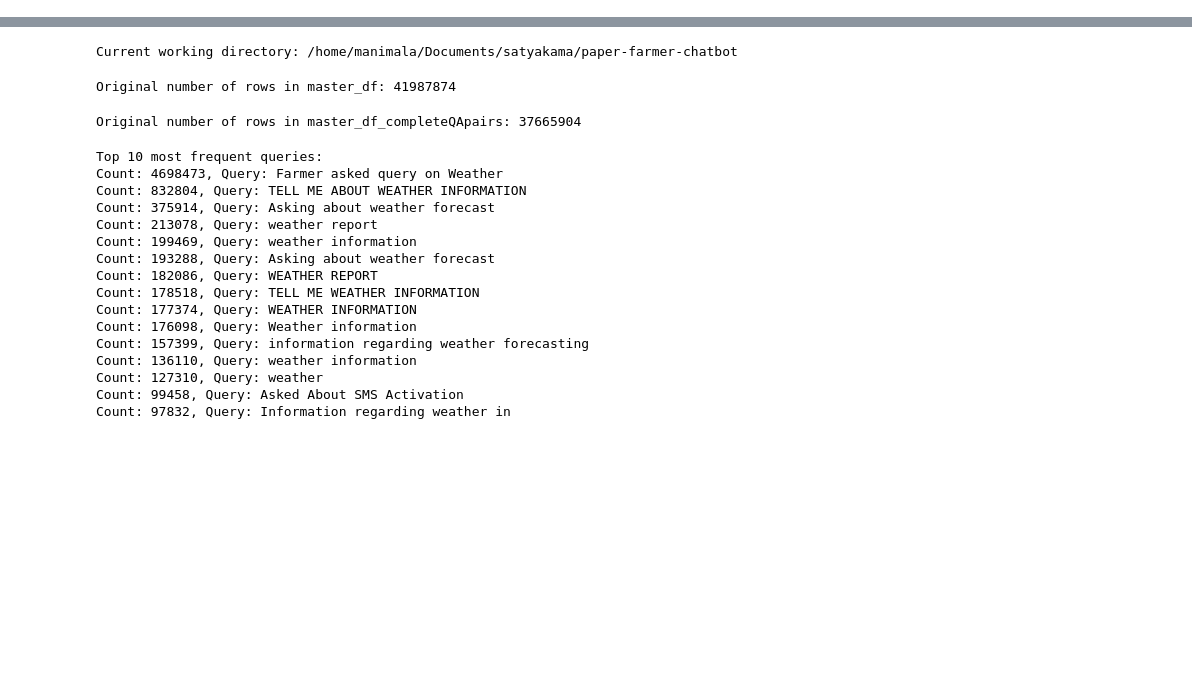
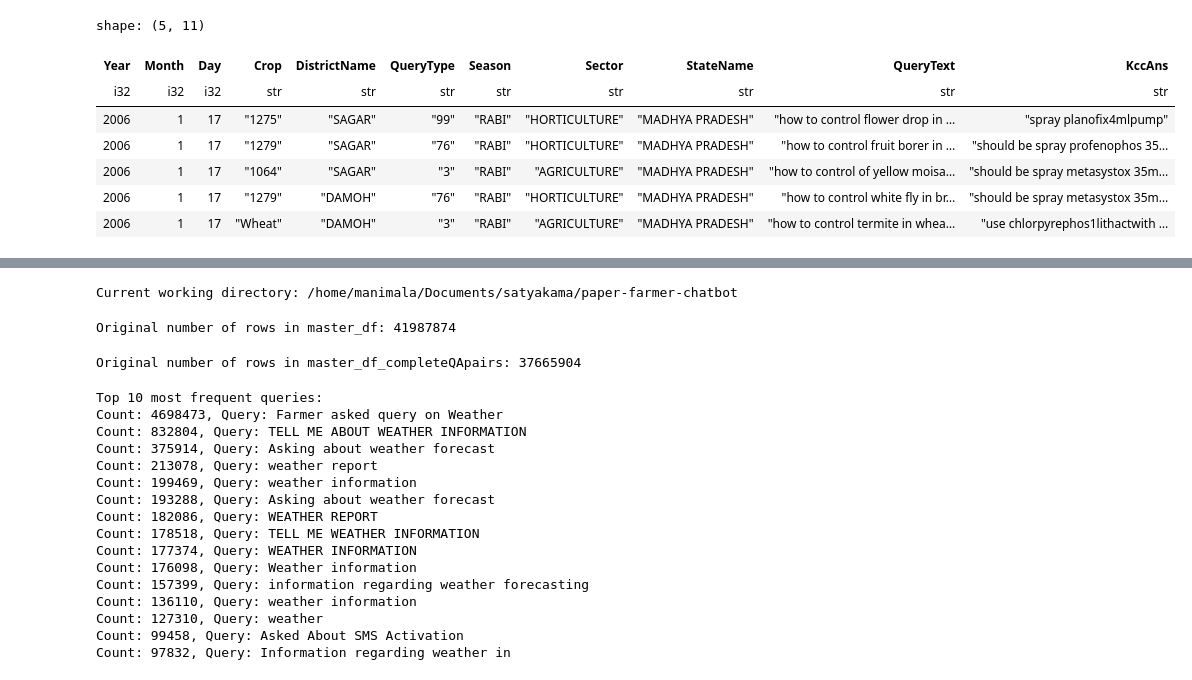
Before and after one commit to amandla-deployment/paper-farmer-chatbot, a Jupyter notebook: junk_code.ipynb, the cells around one changed output, grey strips where cells are left out. Saved outputs shown, nothing was run; the diff lists cells and outputs as text; code cells hidden in the pictures; blank space fills up the shorter version.

Commit message:
filtered India level data

```diff
--- a/junk_code.ipynb
+++ b/junk_code.ipynb
@@ -3,0 +158,11 @@
+# %%
+df_filtered.head()
+# %% [output]
+shape: (5, 11)
+| Year | Month | Day | Crop | DistrictName | QueryType | Season | Sector | StateName | QueryText | KccAns |
+| i32 | i32 | i32 | str | str | str | str | str | str | str | str |
+| 2006 | 1 | 17 | "1275" | "SAGAR" | "99" | "RABI" | "HORTICULTURE" | "MADHYA PRADESH" | "how to control flower drop in … | "spray planofix4mlpump" |
+| 2006 | 1 | 17 | "1279" | "SAGAR" | "76" | "RABI" | "HORTICULTURE" | "MADHYA PRADESH" | "how to control fruit borer in … | "should be spray profenophos 35… |
+| 2006 | 1 | 17 | "1064" | "SAGAR" | "3" | "RABI" | "AGRICULTURE" | "MADHYA PRADESH" | "how to control of yellow moisa… | "should be spray metasystox 35m… |
+| 2006 | 1 | 17 | "1279" | "DAMOH" | "76" | "RABI" | "HORTICULTURE" | "MADHYA PRADESH" | "how to control white fly in br… | "should be spray metasystox 35m… |
+| 2006 | 1 | 17 | "Wheat" | "DAMOH" | "3" | "RABI" | "AGRICULTURE" | "MADHYA PRADESH" | "how to control termite in whea… | "use chlorpyrephos1lithactwith … |
```
Also changed, not shown: parts of 4 cells of this notebook, 1 other file.
